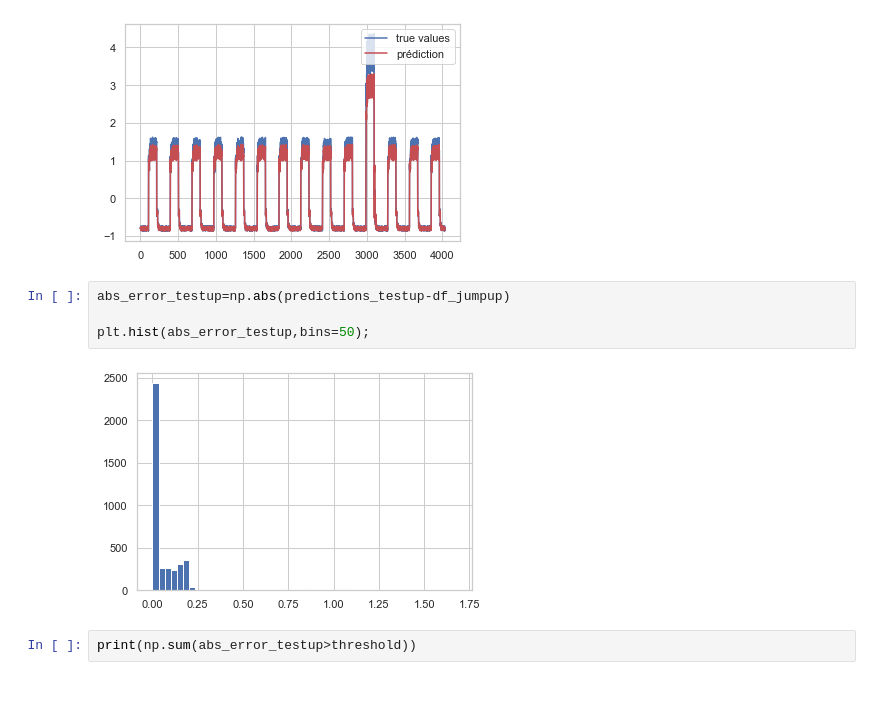
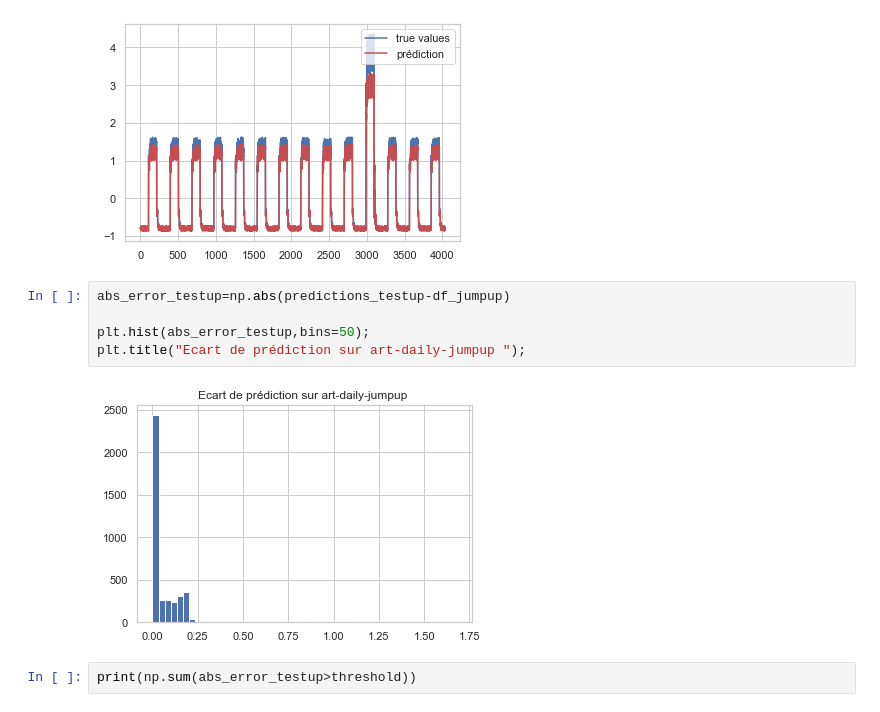
Before and after one commit to cheikh06/Detection_Anomaly, a Jupyter notebook: Anomaly_Detection.ipynb, the cells around one changed output. Cells and saved outputs as stored; diff of their text form.

```diff
--- a/Anomaly_Detection.ipynb
+++ b/Anomaly_Detection.ipynb
@@ -397,9 +399,10 @@ plt.legend(loc='upper right', bbox_to_anchor=(1, 1));
 # %%
 abs_error_testup=np.abs(predictions_testup-df_jumpup)
 
 plt.hist(abs_error_testup,bins=50);
+plt.title("Ecart de prédiction sur art-daily-jumpup ");
 # %% [output]
-[figure, old version]
+[figure, new version]
 # %%
 print(np.sum(abs_error_testup>threshold))
 # %% [output]
```
Also changed, not shown: parts of 13 cells of this notebook, 1 other file.
